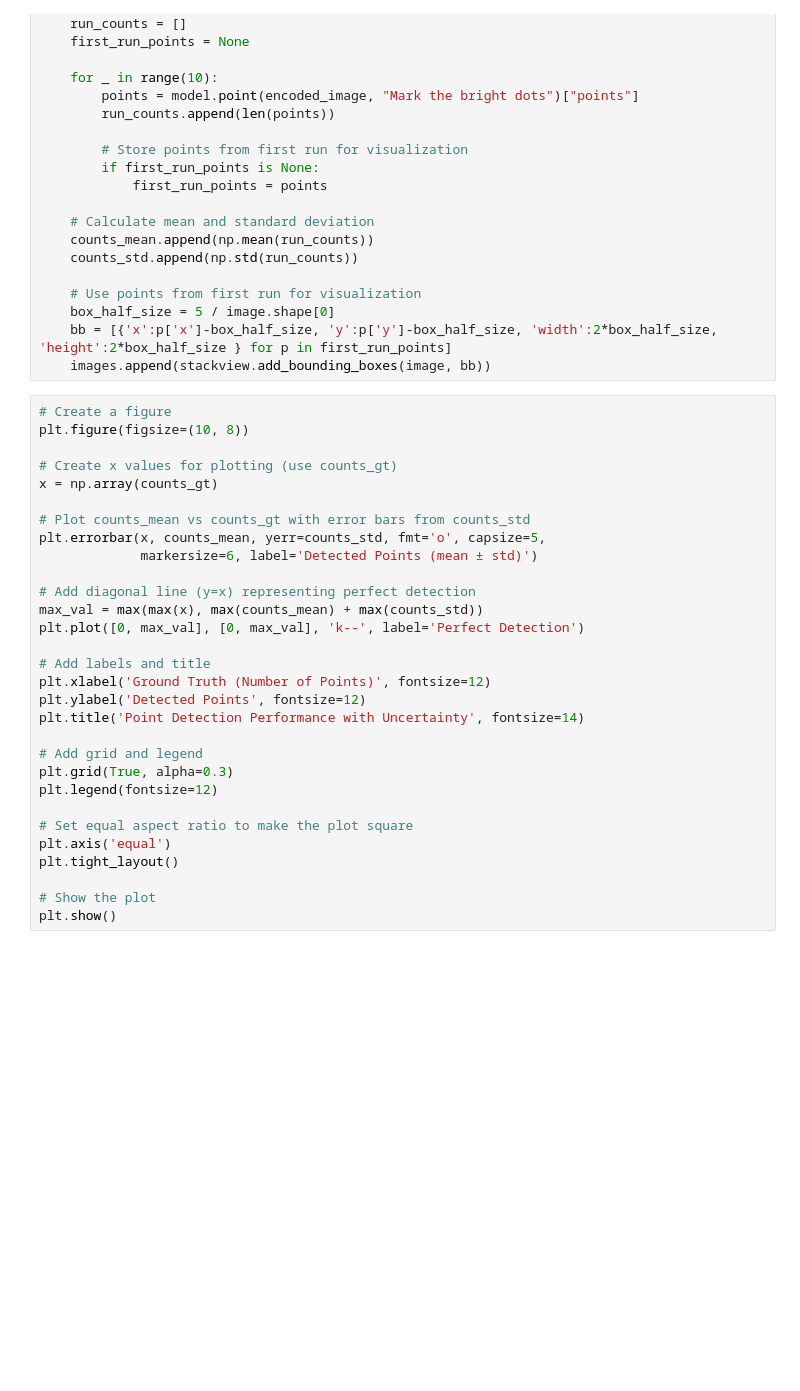
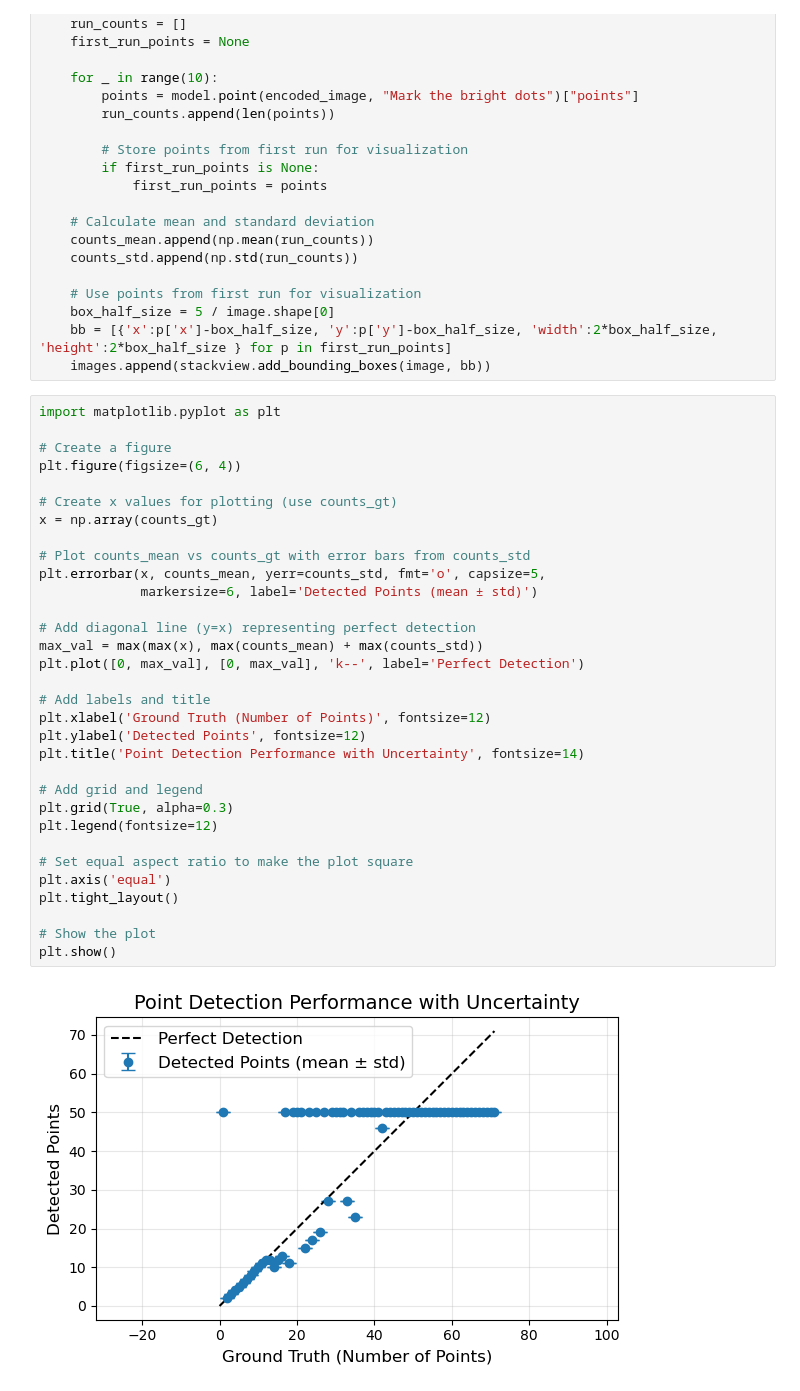
Before and after one commit to ScaDS/generative-ai-notebooks, a Jupyter notebook: docs/81_benchmarking_vlms_counting/limits_of_vision_moondream.ipynb, the cells around one changed output. Drawn from its saved outputs; the diff is of its cells as text; blank space fills up the shorter version.

```diff
--- a/docs/81_benchmarking_vlms_counting/limits_of_vision_moondream.ipynb
+++ b/docs/81_benchmarking_vlms_counting/limits_of_vision_moondream.ipynb
@@ -110,33 +110,37 @@ for n in tqdm(range(1, 72, 1)):
     bb = [{'x':p['x']-box_half_size, 'y':p['y']-box_half_size, 'width':2*box_half_size, 'height':2*box_half_size } for p in first_run_points]
     images.append(stackview.add_bounding_boxes(image, bb))
 # %%
+import matplotlib.pyplot as plt
+
 # Create a figure
-plt.figure(figsize=(10, 8))
+plt.figure(figsize=(6, 4))
 
 # Create x values for plotting (use counts_gt)
 x = np.array(counts_gt)
 
 # Plot counts_mean vs counts_gt with error bars from counts_std
 plt.errorbar(x, counts_mean, yerr=counts_std, fmt='o', capsize=5,
              markersize=6, label='Detected Points (mean ± std)')
 
 # Add diagonal line (y=x) representing perfect detection
 max_val = max(max(x), max(counts_mean) + max(counts_std))
 plt.plot([0, max_val], [0, max_val], 'k--', label='Perfect Detection')
 
 # Add labels and title
 plt.xlabel('Ground Truth (Number of Points)', fontsize=12)
 plt.ylabel('Detected Points', fontsize=12)
 plt.title('Point Detection Performance with Uncertainty', fontsize=14)
 
 # Add grid and legend
 plt.grid(True, alpha=0.3)
 plt.legend(fontsize=12)
 
 # Set equal aspect ratio to make the plot square
 plt.axis('equal')
 plt.tight_layout()
 
 # Show the plot
 plt.show()
+# %% [output]
+[figure, added]
 # %%
```
Also changed, not shown: parts of 2 cells of this notebook, 1 other file.
